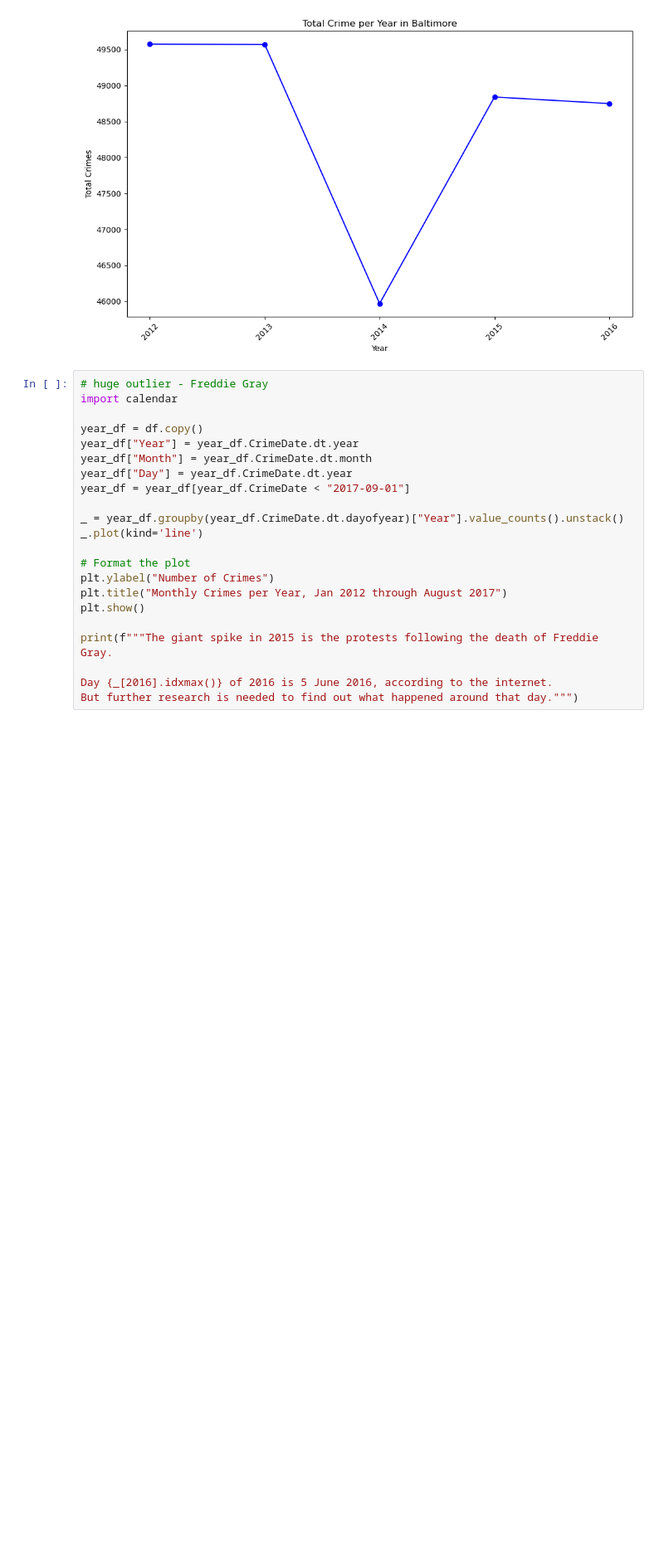
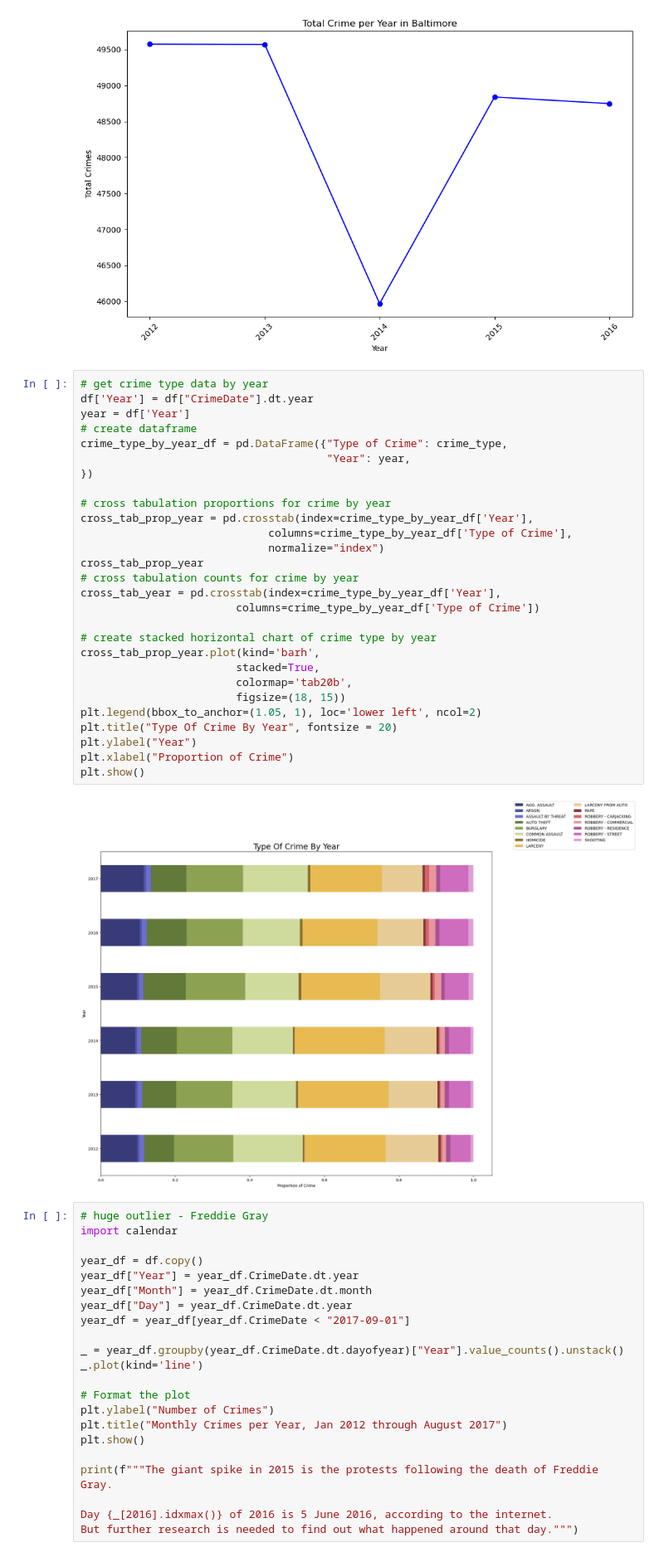
Before and after one commit to johbry17/Crime-in-Baltimore, a Jupyter notebook: main.ipynb, the cells around one changed output. Shown at 83% size. Drawn from its saved outputs; the diff is of its cells as text; blank space fills up the shorter version.

Commit message:
added siobhan's crime type by year

```diff
--- a/main.ipynb
+++ b/main.ipynb
@@ -501,6 +501,36 @@ plt.xticks(crime_dis.index.astype(int), rotation=45)
 plt.show()
 # %% [output]
 [figure]
+# %%
+# get crime type data by year
+df['Year'] = df["CrimeDate"].dt.year
+year = df['Year']
+# create dataframe
+crime_type_by_year_df = pd.DataFrame({"Type of Crime": crime_type,
+                                      "Year": year,
+})
+
+# cross tabulation proportions for crime by year
+cross_tab_prop_year = pd.crosstab(index=crime_type_by_year_df['Year'],
+                             columns=crime_type_by_year_df['Type of Crime'],
+                             normalize="index")
+cross_tab_prop_year
+# cross tabulation counts for crime by year
+cross_tab_year = pd.crosstab(index=crime_type_by_year_df['Year'],
+                        columns=crime_type_by_year_df['Type of Crime'])
+
+# create stacked horizontal chart of crime type by year
+cross_tab_prop_year.plot(kind='barh',
+                        stacked=True,
+                        colormap='tab20b',
+                        figsize=(18, 15))
+plt.legend(bbox_to_anchor=(1.05, 1), loc='lower left', ncol=2)
+plt.title("Type Of Crime By Year", fontsize = 20)
+plt.ylabel("Year")
+plt.xlabel("Proportion of Crime")
+plt.show()
+# %% [output]
+[figure, added]
 # %%
 # huge outlier - Freddie Gray
 import calendar
```
